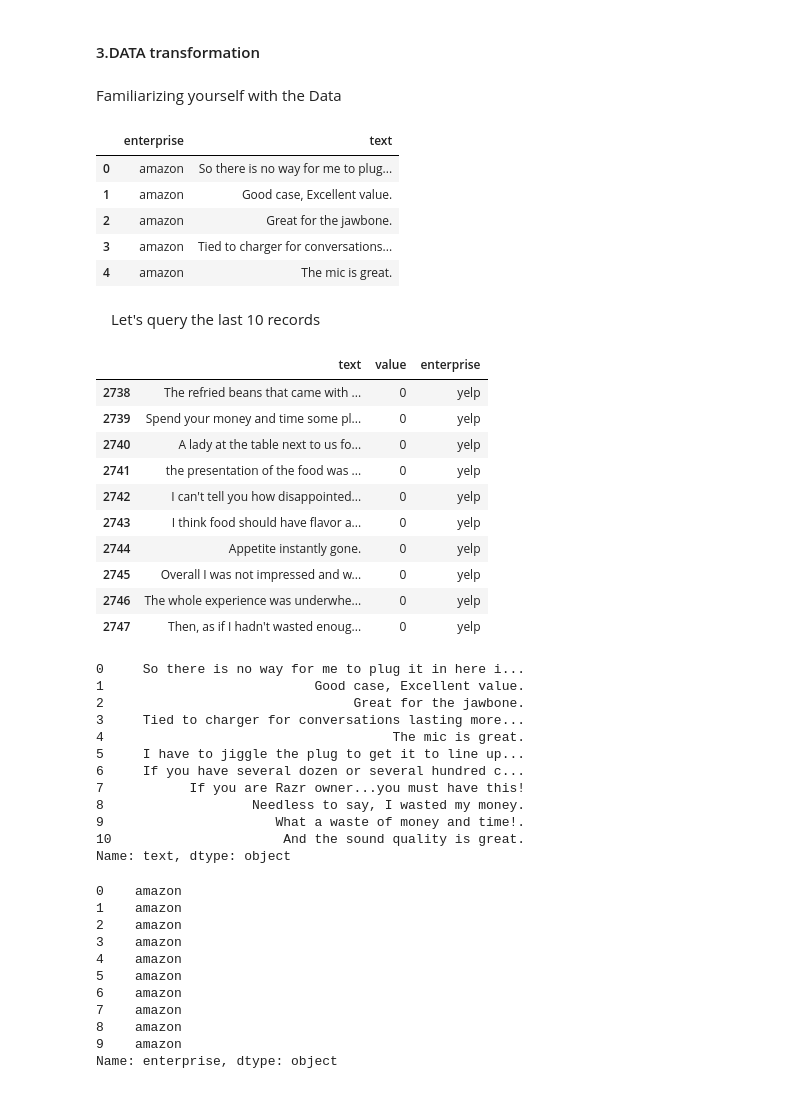
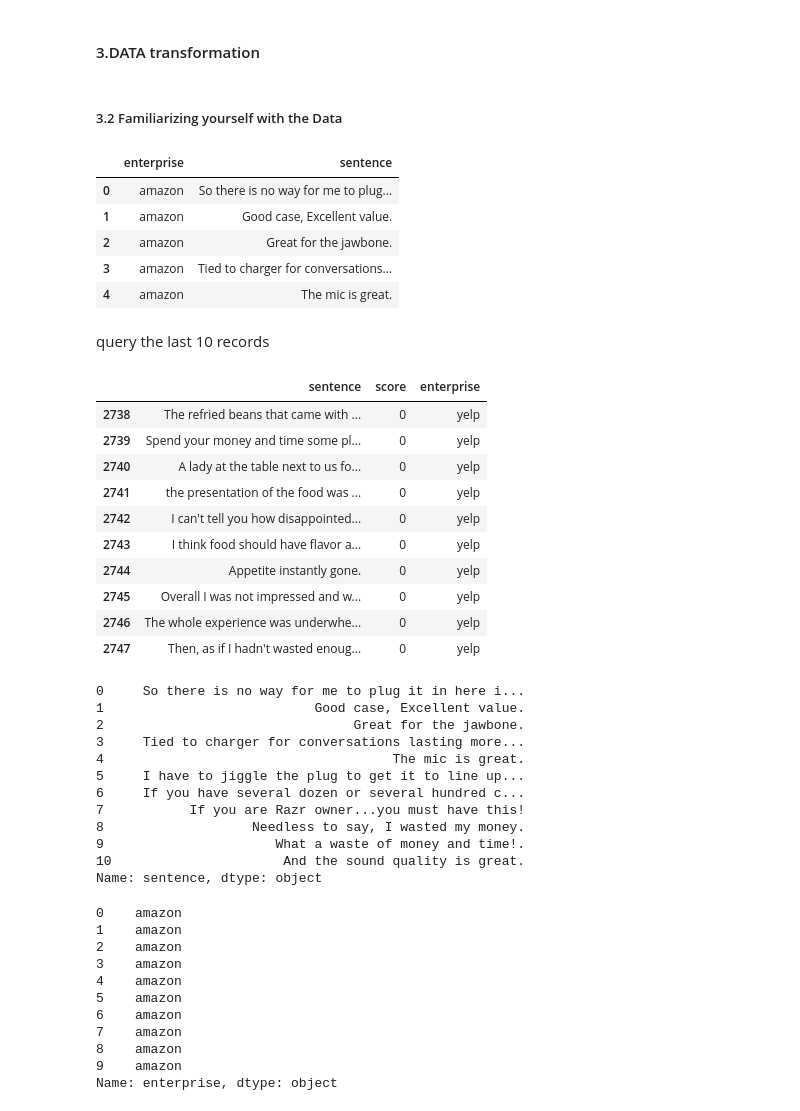
Before and after one commit to y880916c/DM2022-Lab1-Master, a Jupyter notebook: DM2022-Lab1-Homework.ipynb, the cells around one changed output. Cells and saved outputs as stored; diff of their text form; code cells hidden in the pictures.

```diff
--- a/DM2022-Lab1-Homework.ipynb
+++ b/DM2022-Lab1-Homework.ipynb
@@ -297,7 +297,7 @@ X[0:9]
 from sklearn.utils import shuffle
 
 
-s=['text','value']
+s=['sentence','score']
 amazon = pd.read_table("sentiment labelled sentences/amazon_cells_labelled.txt",header=None,names=s)
 imdb= pd.read_table("sentiment labelled sentences/imdb_labelled.txt",header=None,names=s)
 yelp= pd.read_table("sentiment labelled sentences/yelp_labelled.txt",header=None,names=s)
@@ -333,22 +333,22 @@ len(A)
 # %% [markdown]
 #### 3.DATA transformation
 # %% [markdown]
-Familiarizing yourself with the Data
+##### 3.2 Familiarizing yourself with the Data
 # %%
-A[0:5][['enterprise','text']]
+A[0:5][['enterprise','sentence']]
 # %% [output]
-|  | enterprise | text |
+|  | enterprise | sentence |
 | 0 | amazon | So there is no way for me to plug... |
 | 1 | amazon | Good case, Excellent value. |
 | 2 | amazon | Great for the jawbone. |
 | 3 | amazon | Tied to charger for conversations... |
 | 4 | amazon | The mic is great. |
 # %% [markdown]
-　Let's query the last 10 records
+query the last 10 records
 # %%
 A[-10:]
 # %% [output]
-|  | text | value | enterprise |
+|  | sentence | score | enterprise |
 | 2738 | The refried beans that came with ... | 0 | yelp |
 | 2739 | Spend your money and time some pl... | 0 | yelp |
 | 2740 | A lady at the table next to us fo... | 0 | yelp |
@@ -361,7 +361,7 @@ A[-10:]
 | 2747 | Then, as if I hadn't wasted enoug... | 0 | yelp |
 # %%
 # using loc (by label)
-A.loc[:10, 'text']
+A.loc[:10, 'sentence']
 # %% [output]
 0     So there is no way for me to plug it in here i...
 1                           Good case, Excellent value.
@@ -374,7 +374,7 @@ A.loc[:10, 'text']
 8                   Needless to say, I wasted my money.
 9                      What a waste of money and time!.
 10                      And the sound quality is great.
-Name: text, dtype: object
+Name: sentence, dtype: object
 # %%
 # using iloc (by position)
 A.iloc[:10, 2]
```
Also changed, not shown: parts of 47 cells of this notebook.
